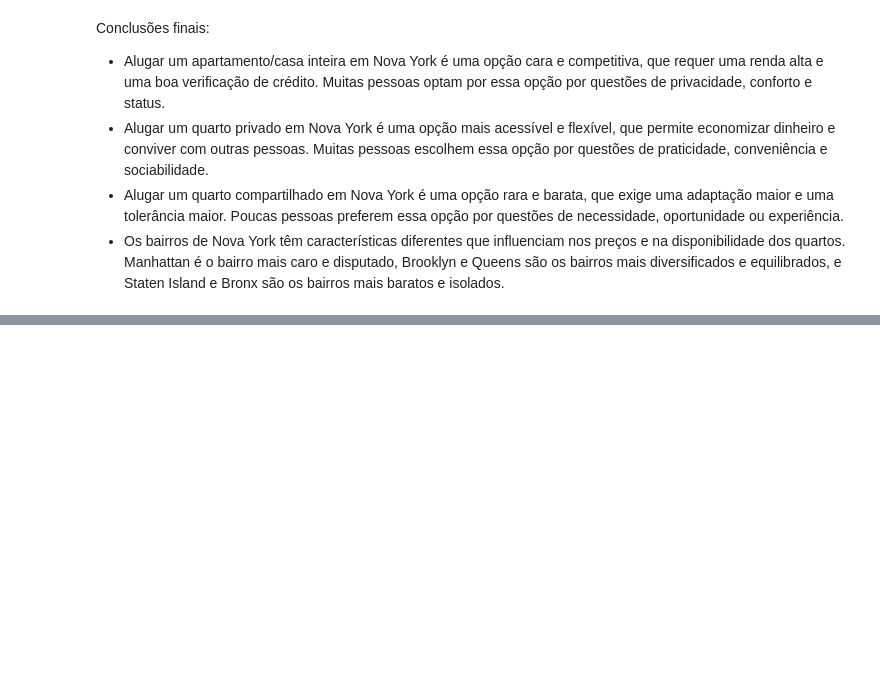
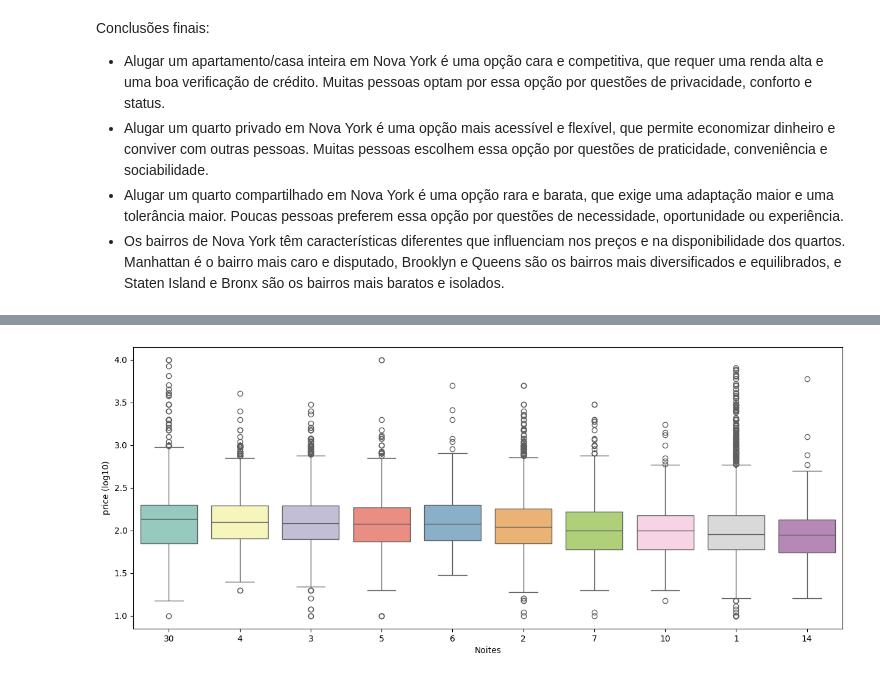
Before and after one commit to WiiniSilva/LH_CD_WINICIUS_SILVA, a Jupyter notebook: Desafio Ciência de Dados.ipynb, the cells around one changed output, grey strips where cells are left out. Drawn from its saved outputs; the diff is of its cells as text; code cells hidden in the pictures; blank space fills up the shorter version.

```diff
--- a/Desafio Ciência de Dados.ipynb
+++ b/Desafio Ciência de Dados.ipynb
@@ -462,0 +610,43 @@ Conclusões finais:
+# %%
+# Contar a frequência de cada variável "minimo_noites"
+df_minimo_noites_count = df['minimo_noites'].value_counts()
+
+# Ordenar as variáveis por frequência decrescente
+df_minimo_noites_count = df_minimo_noites_count.sort_values(ascending=False)
+
+# Definir o número de variáveis a serem exibidas
+numero_variaveis = 10
+
+# Selecionar as "numero_variaveis" variáveis mais frequentes
+top_minimo_noites = df_minimo_noites_count.index[:numero_variaveis]
+
+# Agrupar os dados por noites e calcular a mediana do preço
+noites = df[df['minimo_noites'].isin(top_minimo_noites)].groupby('minimo_noites').price.median().reset_index().sort_values(by = ['price'],ascending = False)
+
+# Selecionar apenas a coluna do nome do bairro
+noites = noites['minimo_noites']
+
+# Criar uma figura com tamanho 10x6
+plt.figure(figsize = (15,6))
+
+# Fazer uma cópia dos dados originais
+log = df[df['minimo_noites'].isin(top_minimo_noites)].copy()
+
+# Aplicar a função logaritmo na base 10 na coluna do preço
+log['price'] = log.price.apply(lambda x:np.log10(x))
+
+# Criar um boxplot usando seaborn com os dados transformados, ordenando pelo bairro e usando uma paleta de cores
+ax = sns.boxplot(x='minimo_noites', y ='price', data = log,
+                 order = noites,
+                 palette = sns.color_palette("Set3", 10))
+
+# Definir o rótulo do eixo x como 'Bairros'
+ax.set_xlabel('Noites')
+
+# Definir o rótulo do eixo y como 'price (log10)'
+ax.set_ylabel('price (log10)')
+
+# Mostrar o gráfico
+plt.show()
+# %% [output]
+[figure, added]
```
Also changed, not shown: parts of 20 cells of this notebook.
